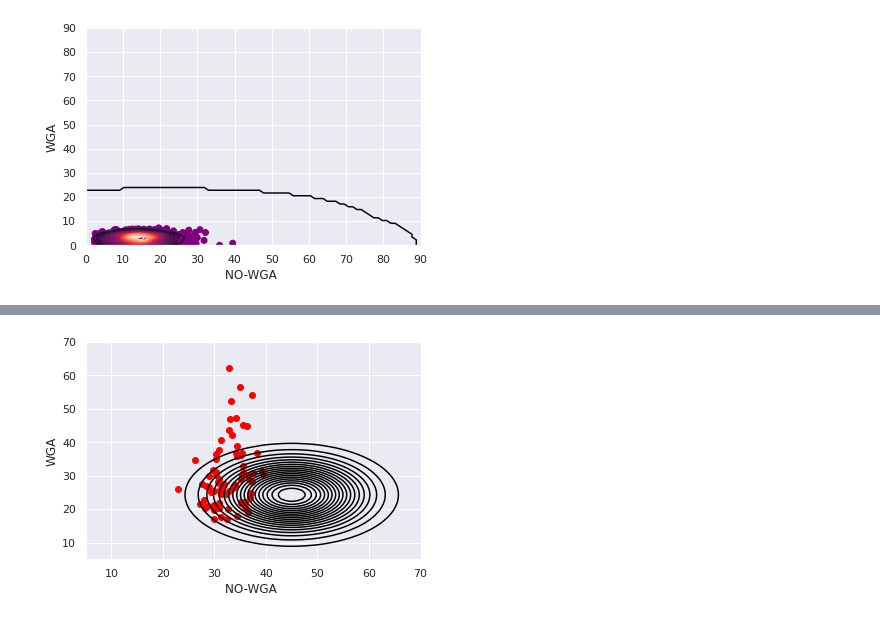
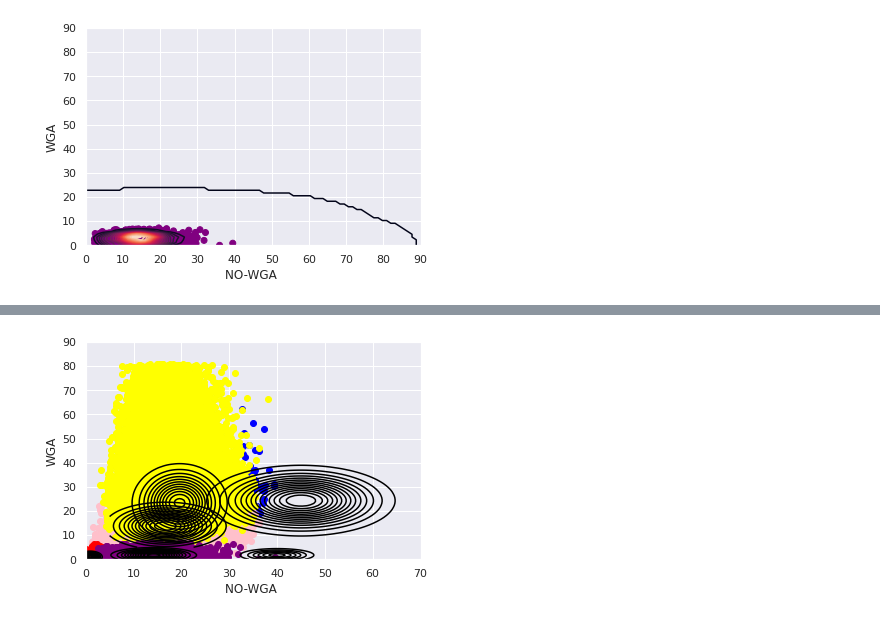
Before and after one commit to pockerman/hidden_markov_modeling, a Jupyter notebook: stories/story_16.ipynb, the cells around one changed output, grey strips where cells are left out. Saved outputs shown, nothing was run; the diff lists cells and outputs as text; code cells hidden in the pictures.

```diff
--- a/stories/story_16.ipynb
+++ b/stories/story_16.ipynb
@@ -300,10 +300,8 @@ for state in states:
                 print(comp.parameters)
             weights = state.distribution.weights
             print("Weights found: ", weights)
-            state_vars[state.name]["weights"] = [0.66, 0.3400000000000001]
-            print("Weights: ", [0.66, 0.3400000000000001])
-
-#print(states)
+            state_vars[state.name]["weights"] = np.exp(weights)
+            print("Weights: ", state_vars[state.name]["weights"])
 # %% [output]
 State:  Deletion
 [[0.9713196079596707, 0.9589833003756993], [[1.106601626792208, 0.0], [0.0, 1.1952978335428635]]]
@@ -321,5 +319,7 @@ Weights:  [0.66, 0.3400000000000001]
 # %%
-from mpl_toolkits import mplot3d
+state_colors={'TUF':"purple", "Deletion":"red",
+            'Duplication':"blue", "Normal-I":"pink",
+            "Normal-II":"yellow"}
 
 # for each state find its min/max
 for state in obs_state:
@@ -345,34 +345,33 @@ for state in obs_state:
         print(max_state)
 
         # plot the observations
-        plt.scatter(state_no_wga_obs, state_wga_obs,  color='red')
+        plt.scatter(state_no_wga_obs, state_wga_obs,  color=state_colors[state])
 
 
-        xi, yi = np.mgrid[min([5]):max([70]):nbins*1j,
-                          min([5]):max([70]):nbins*1j]
+        if state == "Normal-I":
+            xi, yi = np.mgrid[min([5]):max([40]):nbins*1j,
+                              min([5]):max([40]):nbins*1j]
 
-        print("Shape xi ", xi.shape)
+        elif state == "Normal-II":
+            xi, yi = np.mgrid[min([5]):max([40]):nbins*1j,
+                              min([5]):max([90]):nbins*1j]
+        else:
+
+            xi, yi = np.mgrid[min([5]):max([70]):nbins*1j,
+                              min([5]):max([70]):nbins*1j]
 
         zi = []
-
         valsxi = xi[:,[0]]
 
         for obs_no_wga in valsxi:
             for obs_wga in yi[0]:
                 zi.append(state_dist.probability((obs_wga, obs_no_wga)))
 
-
-        print("Shape yi ", yi.shape)
+        zi = np.array(zi)
+        zi = zi.reshape(yi.shape)
+        plt.contour(xi, yi, zi, 14, colors='black' )
 
 
-        zi = np.array(zi)
-        zi = zi.reshape(yi.shape)
-        plt.contour(xi, yi, zi, 24, colors='black' )
-
-        plt.xlabel("NO-WGA ")
-        plt.ylabel("WGA")
-        plt.grid(True)
-        plt.show()
     elif state == 'Deletion':
         #continue
         print("State: ", state)
@@ -395,34 +394,23 @@ for state in obs_state:
         print(max_state)
 
         # plot the observations
-        plt.scatter(state_no_wga_obs, state_wga_obs,  color='red')
+        plt.scatter(state_no_wga_obs, state_wga_obs,  color=state_colors[state])
 
 
         xi, yi = np.mgrid[min([0]):max([10]):nbins*1j,
                           min([0]):max([10]):nbins*1j]
 
-        print("Shape xi ", xi.shape)
-
         zi = []
-
         valsxi = xi[:,[0]]
 
         for obs_no_wga in valsxi:
             for obs_wga in yi[0]:
                 zi.append(state_dist.probability((obs_wga, obs_no_wga)))
 
-
-        print("Shape yi ", yi.shape)
-
-
         zi = np.array(zi)
         zi = zi.reshape(yi.shape)
-        plt.contour(xi, yi, zi, 24, colors='black' )
+        plt.contour(xi, yi, zi, 14, colors='black' )
 
-        plt.xlabel("NO-WGA ")
-        plt.ylabel("WGA")
-        plt.grid(True)
-        plt.show()
     elif state == 'TUF':
         print("State: ", state)
         params = state_vars[state]
@@ -453,36 +441,28 @@ for state in obs_state:
         print(max_state)
 
         # plot the observations
-        plt.scatter(state_no_wga_obs, state_wga_obs,  color='red')
+        plt.scatter(state_no_wga_obs, state_wga_obs,  color=state_colors[state])
 
-
-        xi, yi = np.mgrid[min([0]):max([45]):nbins*1j,
+        xi, yi = np.mgrid[min([0]):max([55]):nbins*1j,
                           min([0]):max([10]):nbins*1j]
 
-        print("Shape xi ", xi.shape)
-
         zi = []
-
         valsxi = xi[:,[0]]
 
         for obs_no_wga in valsxi:
             for obs_wga in yi[0]:
                 prob = tuf_mixture.probability(np.array([[obs_wga, obs_no_wga]], dtype='object'))
-                #print(prob)
                 zi.append(prob)
-
-
-        print("Shape yi ", yi.shape)
-
 
         zi = np.array(zi)
         zi = zi.reshape(yi.shape)
-        plt.contour(xi, yi, zi, 24, colors='black' )
+        plt.contour(xi, yi, zi, 14, colors='black' )
 
-        plt.xlabel("NO-WGA ")
-        plt.ylabel("WGA")
-        plt.grid(True)
-        plt.show()
+
+plt.xlabel("NO-WGA ")
+plt.ylabel("WGA")
+plt.grid(True)
+plt.show()
 # %% [output]
 State:  Duplication
 Number of observations for state Duplication is 75
@@ -495 +484 @@ Shape yi  (80, 80)
-[figure, old version]
+[figure, new version]
```
Also changed, not shown: parts of 5 cells of this notebook, 2 other files.
